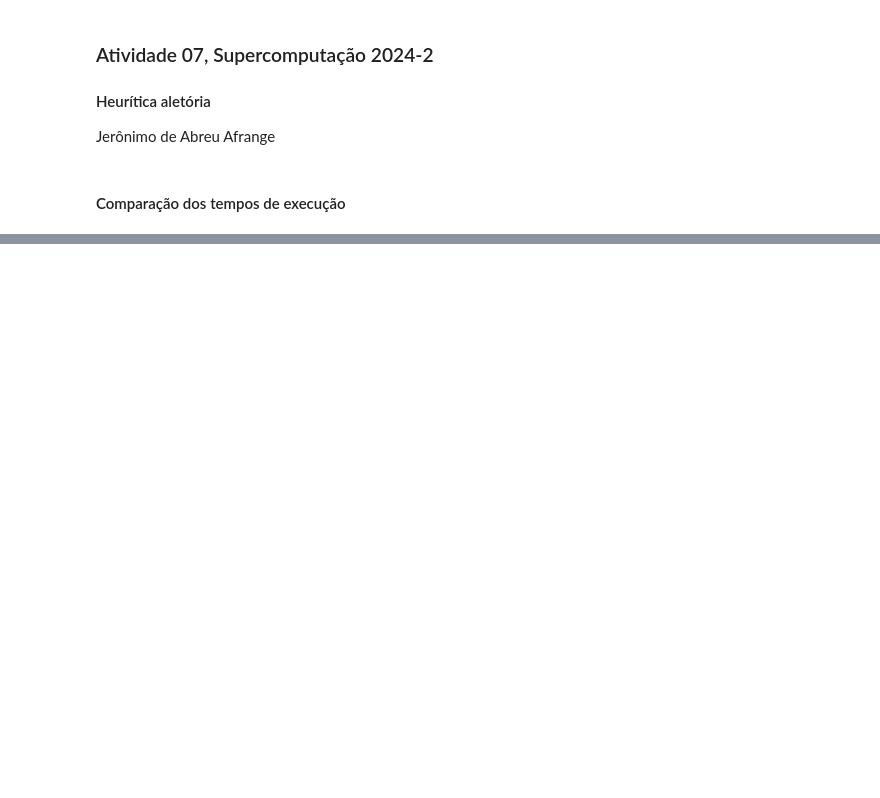
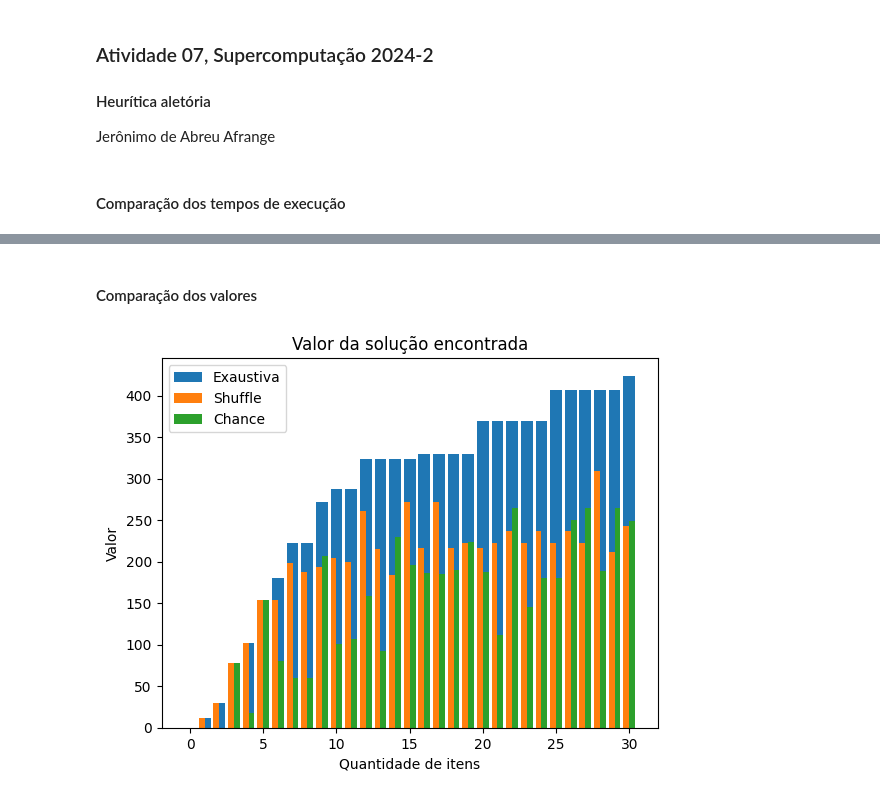
Before and after one commit to jeronimo-a/supercomp-2024-2, a Jupyter notebook: aulas/07-problema-mochila-heuristica-aleatoria/atividade/atividade.ipynb, the cells around one changed output, grey strips where cells are left out. Cells and saved outputs as stored; diff of their text form; code cells hidden in the pictures; blank space fills up the shorter version.

```diff
--- a/aulas/07-problema-mochila-heuristica-aleatoria/atividade/atividade.ipynb
+++ b/aulas/07-problema-mochila-heuristica-aleatoria/atividade/atividade.ipynb
@@ -27,0 +29,18 @@ plt.show()
+# %% [markdown]
+#### Comparação dos valores
+# %%
+valores_exaustiva   = [0, 12, 30, 78, 102, 154, 180, 222, 222, 272, 288, 288, 324, 324, 324, 324, 330, 330, 330, 330, 370, 370, 370, 370, 370, 407, 407, 407, 407, 407, 424]
+valores_shuffle     = [0, 12, 30, 78, 102, 154, 154, 198, 187, 193, 205, 200, 261, 215, 184, 272, 216, 272, 216, 222, 216, 222, 237, 222, 237, 222, 237, 222, 309, 212, 243]
+valores_chance      = [0, 0, 0, 78, 18, 154, 80, 60, 60, 207, 101, 107, 159, 93, 230, 196, 186, 185, 190, 224, 187, 112, 265, 145, 180, 180, 250, 265, 189, 265, 249]
+
+width = 0.4
+plt.bar(np.arange(len(entradas) + 1)          , valores_exaustiva   , width * 2)
+plt.bar(np.arange(len(entradas) + 1) - width/2, valores_shuffle     , width)
+plt.bar(np.arange(len(entradas) + 1) + width/2, valores_chance      , width)
+plt.legend(["Exaustiva", "Shuffle", "Chance"])
+plt.title("Valor da solução encontrada")
+plt.xlabel("Quantidade de itens")
+plt.ylabel("Valor")
+plt.show()
+# %% [output]
+[figure, added]
```
Also changed, not shown: parts of 6 cells of this notebook, 20 other files.
